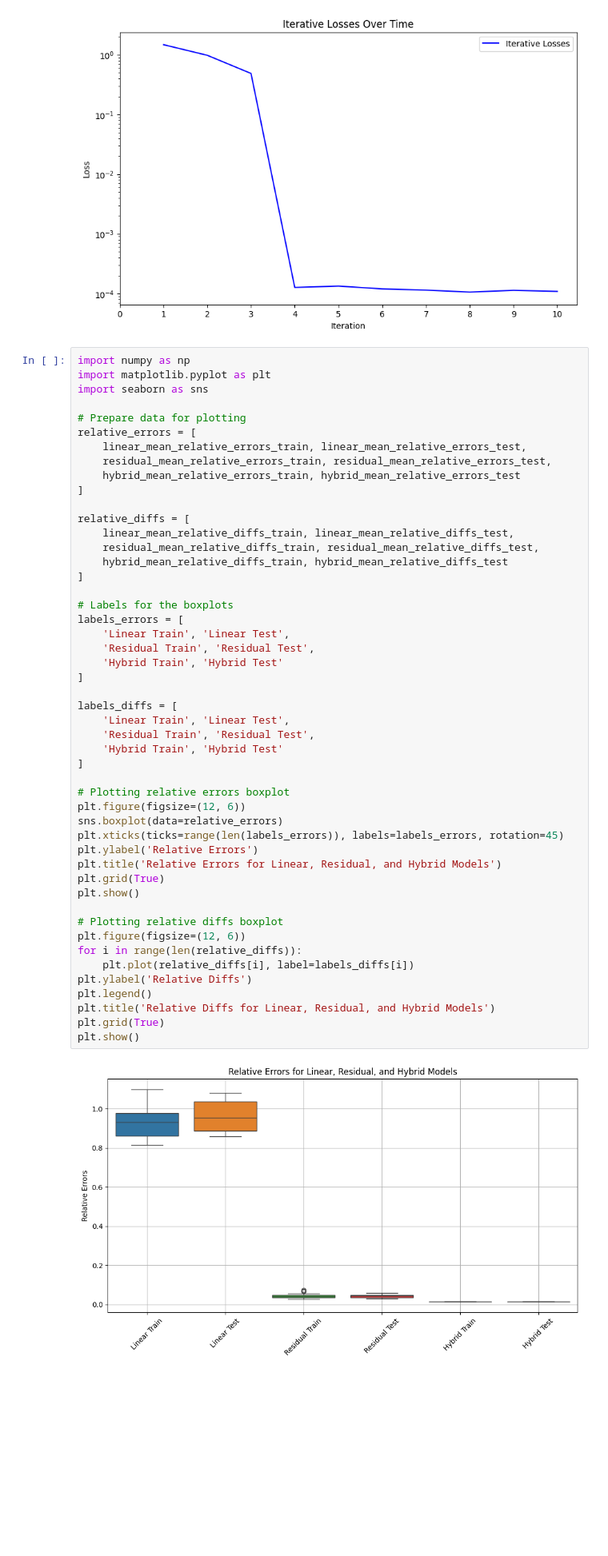
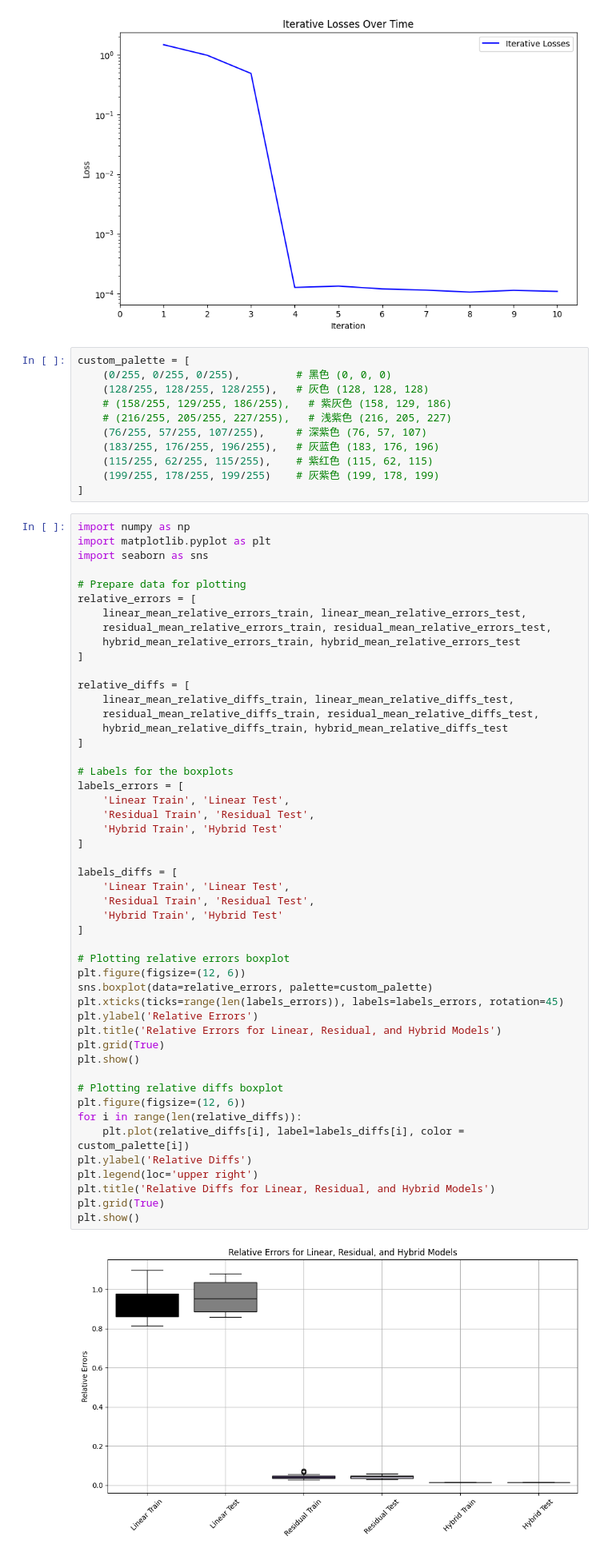
Before and after one commit to Shiqi-Wu/sensor_case, a Jupyter notebook: combined_model_20240805/evaluation.ipynb, the cells around one changed output. Shown at 80% size. Cells and saved outputs as stored; diff of their text form; blank space fills up the shorter version.

```diff
--- a/combined_model_20240805/evaluation.ipynb
+++ b/combined_model_20240805/evaluation.ipynb
@@ -45,6 +45,17 @@ plt.legend()
 plt.show()
 # %% [output]
 [figure]
+# %%
+custom_palette = [
+    (0/255, 0/255, 0/255),         # 黑色 (0, 0, 0)
+    (128/255, 128/255, 128/255),   # 灰色 (128, 128, 128)
+    # (158/255, 129/255, 186/255),   # 紫灰色 (158, 129, 186)
+    # (216/255, 205/255, 227/255),   # 浅紫色 (216, 205, 227)
+    (76/255, 57/255, 107/255),     # 深紫色 (76, 57, 107)
+    (183/255, 176/255, 196/255),   # 灰蓝色 (183, 176, 196)
+    (115/255, 62/255, 115/255),    # 紫红色 (115, 62, 115)
+    (199/255, 178/255, 199/255)    # 灰紫色 (199, 178, 199)
+]
 # %%
 import numpy as np
 import matplotlib.pyplot as plt
@@ -65,34 +76,34 @@ relative_diffs = [
 
 # Labels for the boxplots
 labels_errors = [
     'Linear Train', 'Linear Test',
     'Residual Train', 'Residual Test',
     'Hybrid Train', 'Hybrid Test'
 ]
 
 labels_diffs = [
     'Linear Train', 'Linear Test',
     'Residual Train', 'Residual Test',
     'Hybrid Train', 'Hybrid Test'
 ]
 
 # Plotting relative errors boxplot
 plt.figure(figsize=(12, 6))
-sns.boxplot(data=relative_errors)
+sns.boxplot(data=relative_errors, palette=custom_palette)
 plt.xticks(ticks=range(len(labels_errors)), labels=labels_errors, rotation=45)
 plt.ylabel('Relative Errors')
 plt.title('Relative Errors for Linear, Residual, and Hybrid Models')
 plt.grid(True)
 plt.show()
 
 # Plotting relative diffs boxplot
 plt.figure(figsize=(12, 6))
 for i in range(len(relative_diffs)):
-    plt.plot(relative_diffs[i], label=labels_diffs[i])
+    plt.plot(relative_diffs[i], label=labels_diffs[i], color = custom_palette[i])
 plt.ylabel('Relative Diffs')
-plt.legend()
+plt.legend(loc='upper right')
 plt.title('Relative Diffs for Linear, Residual, and Hybrid Models')
 plt.grid(True)
 plt.show()
 # %% [output]
-[figure, old version]
+[figure, new version]
```
Also changed, not shown: parts of 2 cells of this notebook, 13 other files.
